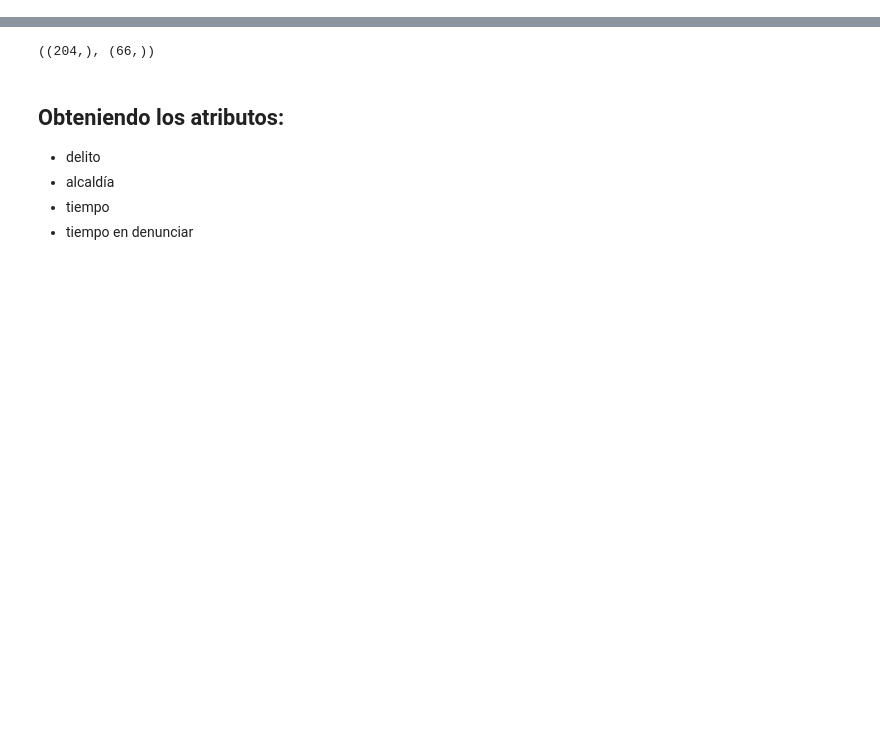
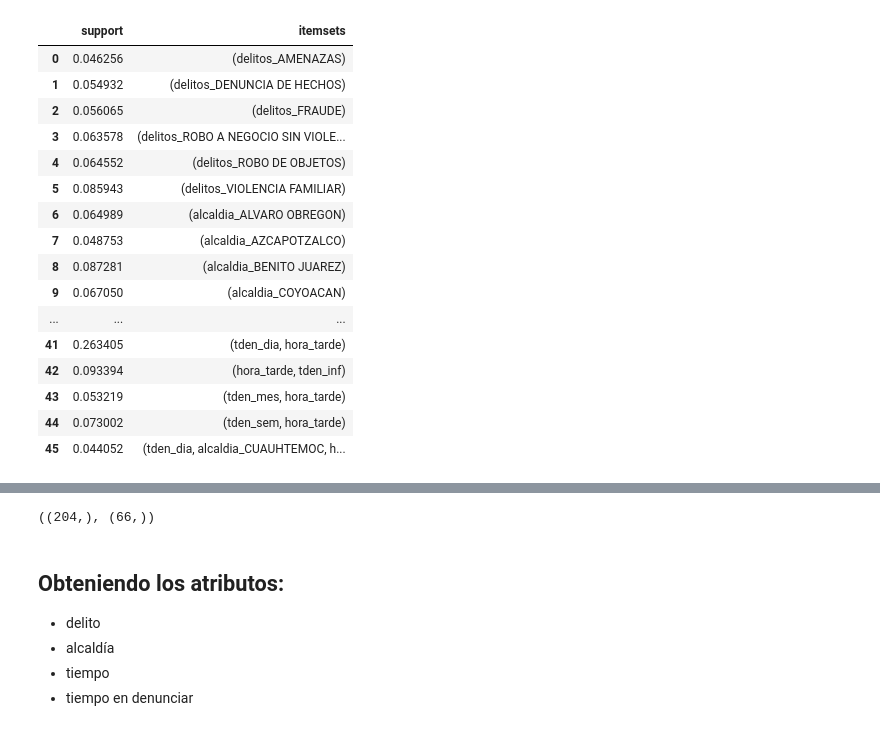
Before and after one commit to JavoJavo/Freq-Patt-Mexico-Crime, a Jupyter notebook: frecc-patt.ipynb, the cells around one changed output, grey strips where cells are left out. Saved outputs shown, nothing was run; the diff lists cells and outputs as text; code cells hidden in the pictures; blank space fills up the shorter version.

```diff
--- a/frecc-patt.ipynb
+++ b/frecc-patt.ipynb
@@ -2,0 +129,20 @@ import pandas as pd
+# %%
+E1.patrones_umbral(.04)
+# %% [output]
+|  | support | itemsets |
+| 0 | 0.046256 | (delitos_AMENAZAS) |
+| 1 | 0.054932 | (delitos_DENUNCIA DE HECHOS) |
+| 2 | 0.056065 | (delitos_FRAUDE) |
+| 3 | 0.063578 | (delitos_ROBO A NEGOCIO SIN VIOLE... |
+| 4 | 0.064552 | (delitos_ROBO DE OBJETOS) |
+| 5 | 0.085943 | (delitos_VIOLENCIA FAMILIAR) |
+| 6 | 0.064989 | (alcaldia_ALVARO OBREGON) |
+| 7 | 0.048753 | (alcaldia_AZCAPOTZALCO) |
+| 8 | 0.087281 | (alcaldia_BENITO JUAREZ) |
+| 9 | 0.067050 | (alcaldia_COYOACAN) |
+| ... | ... | ... |
+| 41 | 0.263405 | (tden_dia, hora_tarde) |
+| 42 | 0.093394 | (hora_tarde, tden_inf) |
+| 43 | 0.053219 | (tden_mes, hora_tarde) |
+| 44 | 0.073002 | (tden_sem, hora_tarde) |
+| 45 | 0.044052 | (tden_dia, alcaldia_CUAUHTEMOC, h... |
```
Also changed, not shown: parts of 20 cells of this notebook.
